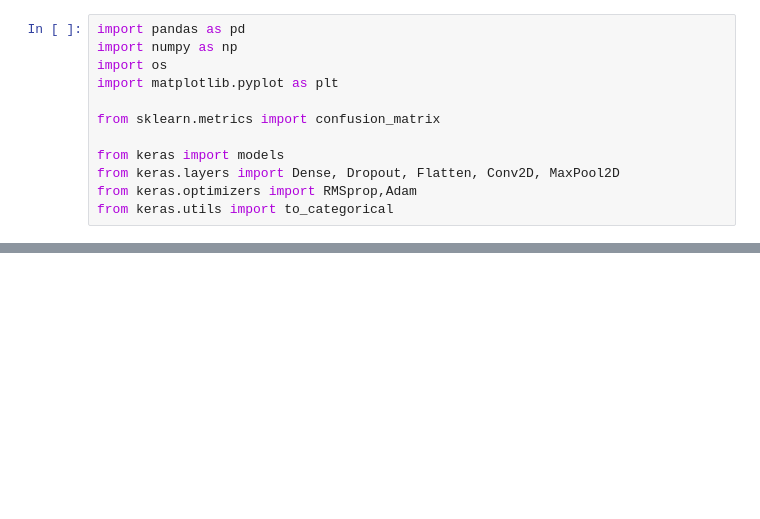
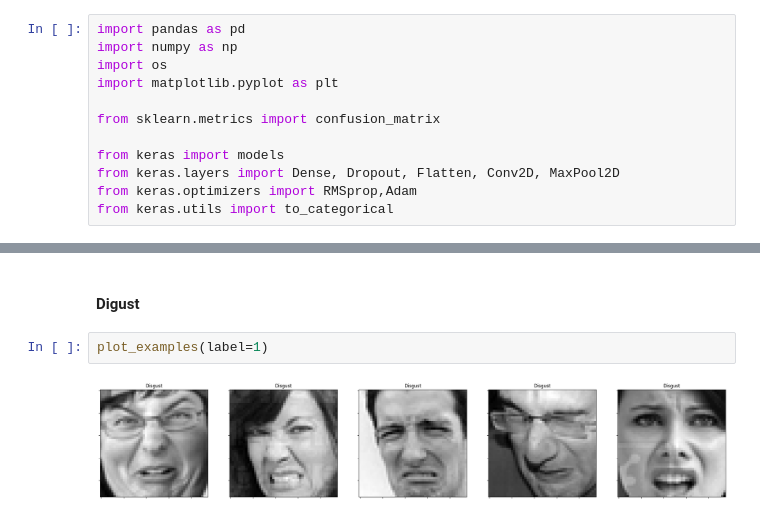
Before and after one commit to unclethien/Facial-Expression-Recognition, a Jupyter notebook: Facial Expression Recognition.ipynb, the cells around one changed output, grey strips where cells are left out. Saved outputs shown, nothing was run; the diff lists cells and outputs as text; blank space fills up the shorter version.

```diff
--- a/Facial Expression Recognition.ipynb
+++ b/Facial Expression Recognition.ipynb
@@ -39,0 +114,6 @@ OSError: [WinError 123] The filename, directory name, or volume label syntax is
+# %% [markdown]
+#### Digust
+# %%
+plot_examples(label=1)
+# %% [output]
+[figure, added]
```
Also changed, not shown: parts of 57 cells of this notebook.
